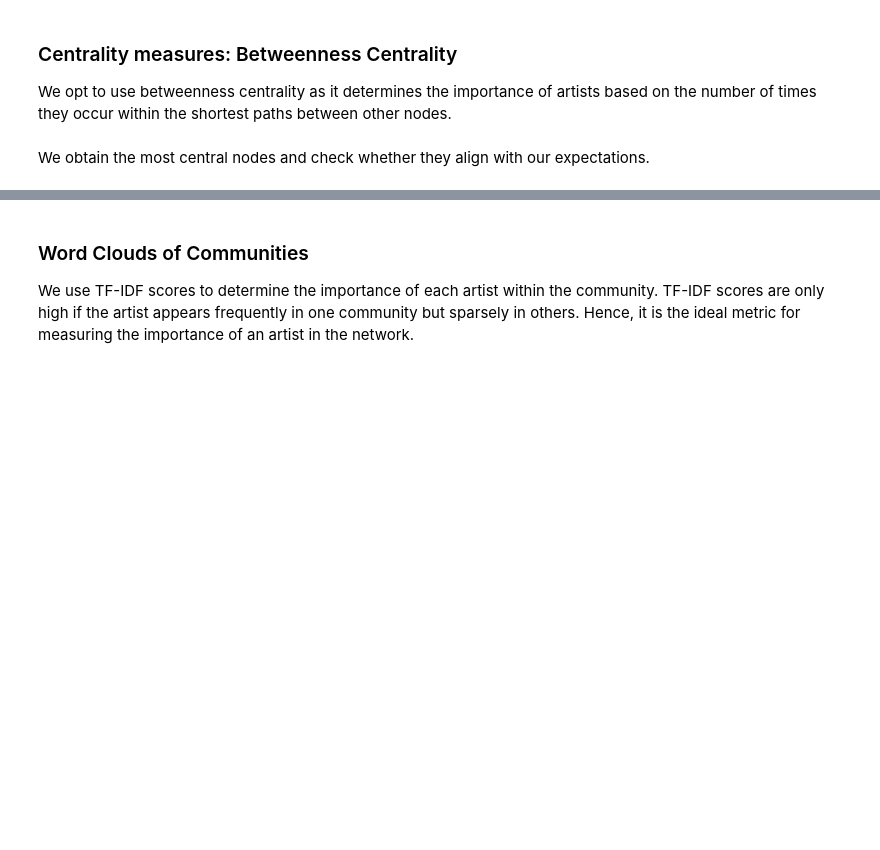
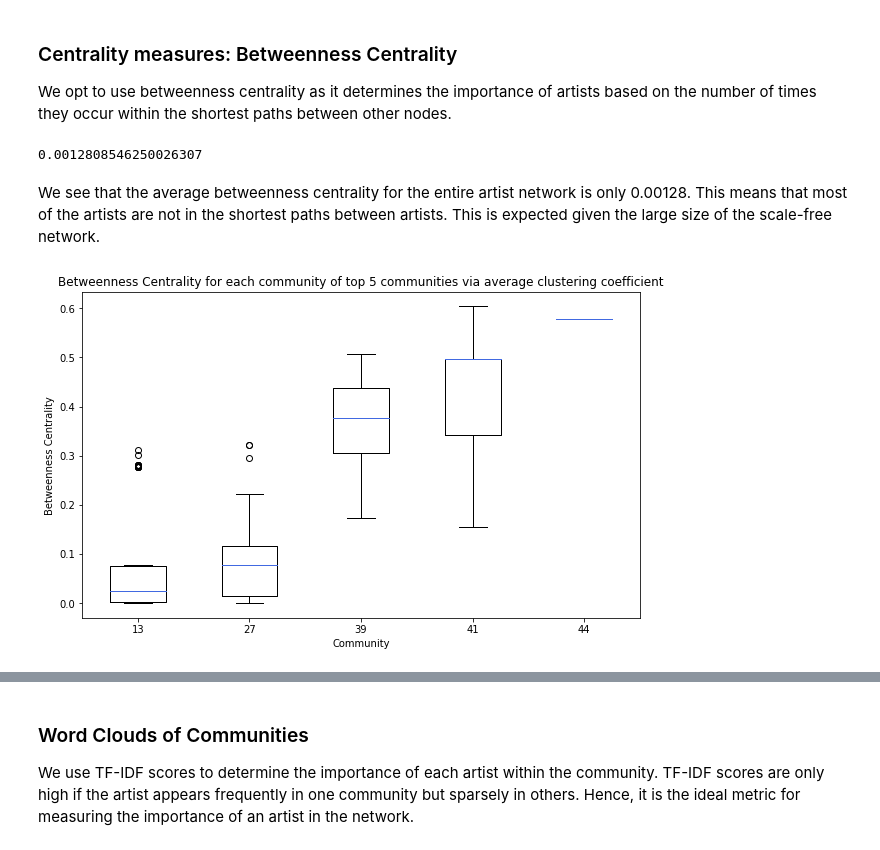
Before and after one commit to bakos97/Final-project-Social-Graphs, a Jupyter notebook: notebooks/Spotify_Network_(from_Collaboration).ipynb, the cells around one changed output, grey strips where cells are left out. Cells and saved outputs as stored; diff of their text form; code cells hidden in the pictures; blank space fills up the shorter version.

Commit message:
Added more network analysis
Only the word clouds remain.

```diff
--- a/notebooks/Spotify_Network_(from_Collaboration).ipynb
+++ b/notebooks/Spotify_Network_(from_Collaboration).ipynb
@@ -799,5 +894,3 @@ plt.show()
 # %% [markdown]
 ### Centrality measures: Betweenness Centrality
 We opt to use betweenness centrality as it determines the importance of artists based on the number of times they occur within the shortest paths between other nodes.
-# %% [markdown]
-We obtain the most central nodes and check whether they align with our expectations.
@@ -803,0 +902,24 @@ We obtain the most central nodes and check whether they align with our expectati
+# %%
+# average betweenness centrality for the entire artist network
+np.mean(list(betweenness_centrality.values()))
+# %% [output]
+0.0012808546250026307
+# %% [markdown]
+We see that the average betweenness centrality for the entire artist network is only 0.00128. This means that most of the artists are not in the shortest paths between artists. This is expected given the large size of the scale-free network.
+# %%
+# betweenness centrality for each community of the top 5 via average clustering coefficient
+betweenness_centrality_comm = {}
+for key, values in community_split_cc.items():
+    betweenness_centrality_comm[key] = list(nx.eigenvector_centrality(artists_graph.subgraph(values), max_iter=1000).values())
+betweenness_centrality_comm = dict(sorted(betweenness_centrality_comm.items()))
+fig, ax = plt.subplots(figsize=(10,6))
+
+ax.boxplot(betweenness_centrality_comm.values(), medianprops=dict(color='royalblue'))
+ax.set_xticklabels(betweenness_centrality_comm.keys())
+ax.set_ylabel('Betweenness Centrality')
+ax.set_xlabel('Community')
+ax.set_title('Betweenness Centrality for each community of top 5 communities via average clustering coefficient')
+
+plt.show()
+# %% [output]
+[figure, added]
```
Also changed, not shown: parts of 23 cells of this notebook.
